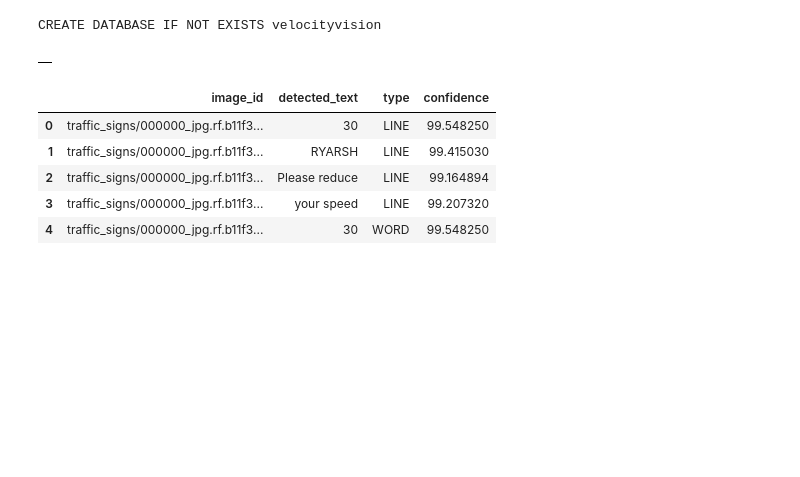
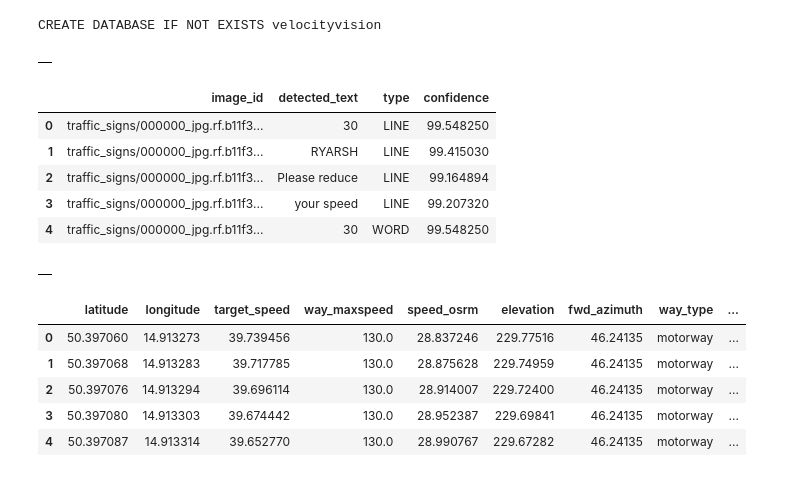
Before and after one commit to jesseg102/ADS-508--Cloud-Computing, a Jupyter notebook: final_project.ipynb, the cells around one changed output. Saved outputs shown, nothing was run; the diff lists cells and outputs as text; code cells hidden in the pictures; blank space fills up the shorter version.

```diff
--- a/final_project.ipynb
+++ b/final_project.ipynb
@@ -162,3 +166,48 @@ pd.read_sql(f'SELECT * FROM {database_name}.{table_name} LIMIT 5', conn)
 | 2 | traffic_signs/000000_jpg.rf.b11f3... | Please reduce | LINE | 99.164894 |
 | 3 | traffic_signs/000000_jpg.rf.b11f3... | your speed | LINE | 99.207320 |
 | 4 | traffic_signs/000000_jpg.rf.b11f3... | 30 | WORD | 99.548250 |
+# %%
+# SQL statement to execute the analysis of vehicle speed
+
+table_name2 = 'vehicle_speed'
+pd.read_sql(f'DROP TABLE IF EXISTS {database_name}.{table_name2}', conn)
+
+create_table = f"""
+CREATE EXTERNAL TABLE IF NOT EXISTS {database_name}.{table_name2}(
+             latitude float,
+             longitude float,
+             target_speed float,
+             way_maxspeed float,
+             speed_osrm float,
+             elevation float,
+             fwd_azimuth float,
+             way_type string,
+             way_surface string,
+             node_intersection string,
+             node_railway string,
+             node_crossing string,
+             node_highway string,
+             node_stop string,
+             start_stop int,
+             azimuth_diff int,
+             elevation_diff float
+             )
+
+             ROW FORMAT DELIMITED FIELDS TERMINATED BY ','
+             LOCATION 's3://finalprojectdata/vehicle_speed'
+             TBLPROPERTIES ('skip.header.line.count'='1')
+"""
+
+pd.read_sql(create_table, conn)
+# %% [output]
+|  |
+# %%
+vehicle_speed_df = pd.read_sql(f'SELECT * FROM {database_name}.{table_name2}', conn)
+vehicle_speed_df.head()
+# %% [output]
+|  | latitude | longitude | target_speed | way_maxspeed | speed_osrm | elevation | fwd_azimuth | way_type | ... |
+| 0 | 50.397060 | 14.913273 | 39.739456 | 130.0 | 28.837246 | 229.77516 | 46.24135 | motorway | ... |
+| 1 | 50.397068 | 14.913283 | 39.717785 | 130.0 | 28.875628 | 229.74959 | 46.24135 | motorway | ... |
+| 2 | 50.397076 | 14.913294 | 39.696114 | 130.0 | 28.914007 | 229.72400 | 46.24135 | motorway | ... |
+| 3 | 50.397080 | 14.913303 | 39.674442 | 130.0 | 28.952387 | 229.69841 | 46.24135 | motorway | ... |
+| 4 | 50.397087 | 14.913314 | 39.652770 | 130.0 | 28.990767 | 229.67282 | 46.24135 | motorway | ... |
```
Also changed, not shown: parts of 9 cells of this notebook.
